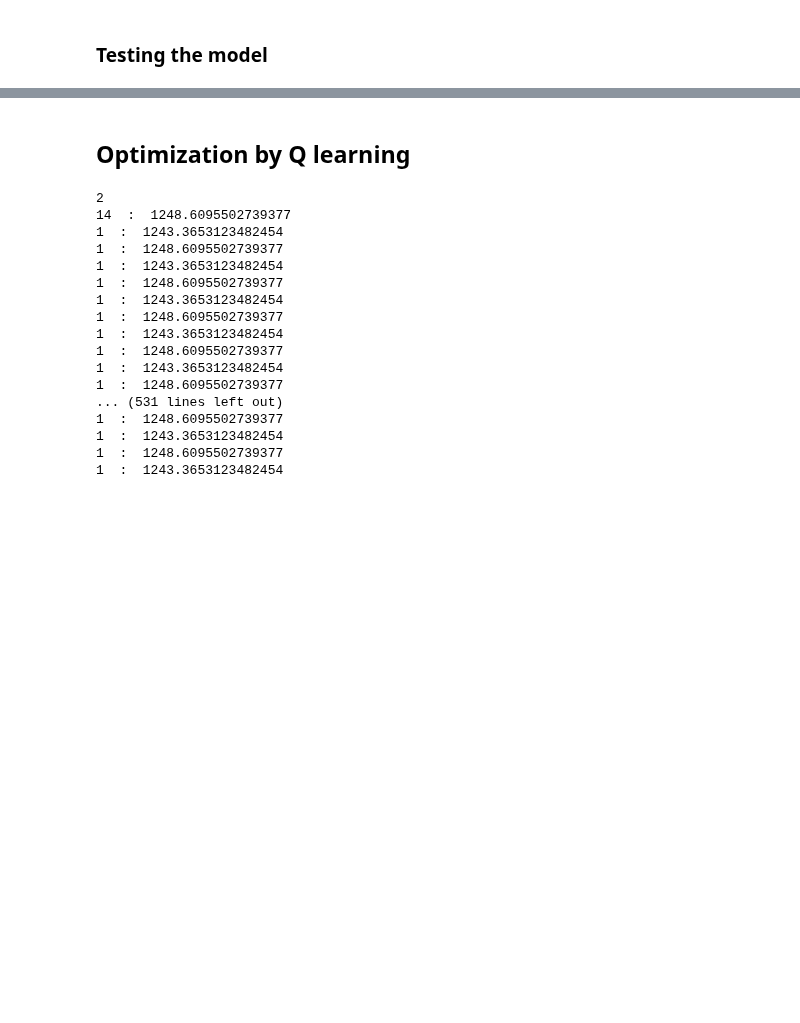
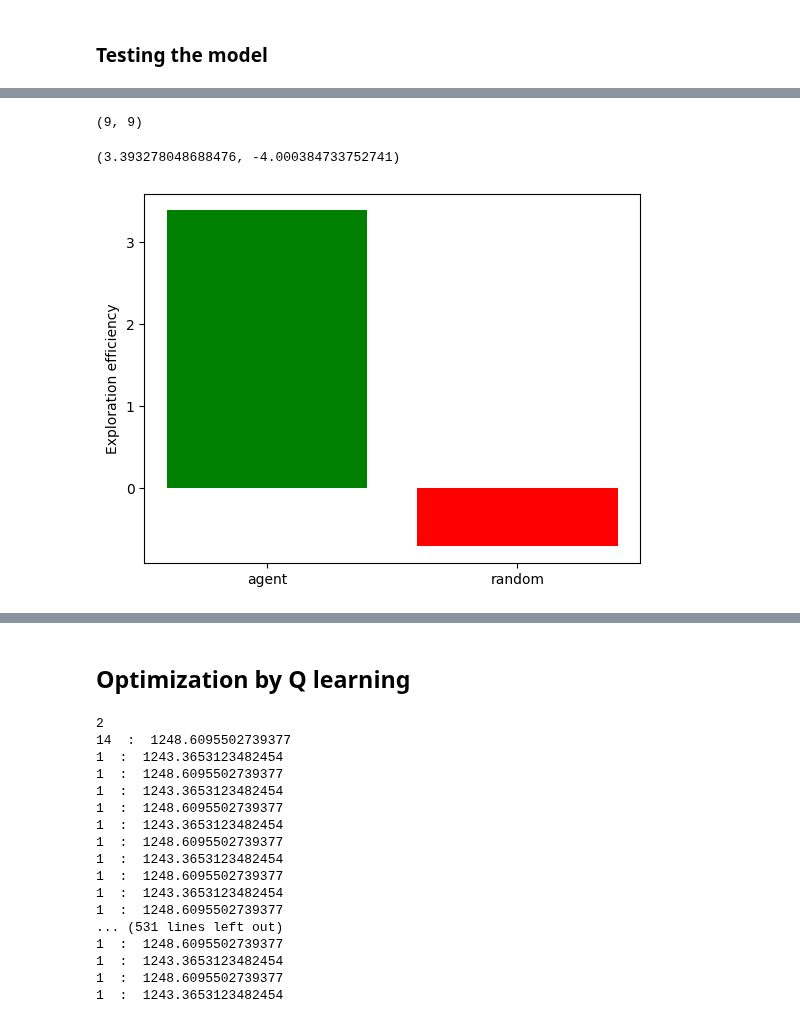
Before and after one commit to Centrale-Project/ICO_Project, a Jupyter notebook: DQN2.ipynb, the cells around one changed output, grey strips where cells are left out. Saved outputs shown, nothing was run; the diff lists cells and outputs as text; code cells hidden in the pictures; blank space fills up the shorter version.

```diff
--- a/DQN2.ipynb
+++ b/DQN2.ipynb
@@ -406,3 +396,5 @@ get_voisinage(18,route)
+# %%
+action = 0
 # %%
 route_voisin = get_voisinage(action,route)
 state = get_matrice_adjacence(route_voisin)
@@ -415,0 +430,36 @@ route = route_voisin
+# %%
+lst = list(agent.q_network.predict(state.reshape(1,1,n*n))[0])
+lst.index(sorted(lst, reverse=True)[0]) , np.argmax(agent.q_network.predict(state.reshape(1,1,n*n)))
+# %% [output]
+(9, 9)
+# %%
+reward_ag = []
+reward_rd = []
+
+for i in range(100):
+    route = get_solution_random(nombre_client)
+    state = get_matrice_adjacence(route)
+    lst = list(agent.q_network.predict(state.reshape(1,1,n*n))[0])
+    #action1 = np.argmax(agent.q_network.predict(state.reshape(1,1,n*n)))
+    action1 = lst.index(sorted(lst, reverse=True)[1])
+    action2 = np.random.randint(nombre_client-1)
+    new_route1 = get_voisinage(action1,route)
+    new_route2 = get_voisinage(action2,route)
+
+    reward_ag.append(cout(route)-cout(new_route1))
+    reward_rd.append(cout(route)-cout(new_route2))
+# %%
+reward_ag = np.array(reward_ag)
+reward_rd = np.array(reward_rd)
+# %%
+reward_ag.mean() , reward_rd.mean()
+# %% [output]
+(3.393278048688476, -4.000384733752741)
+# %%
+data1 = [reward_ag.mean()  , reward_rd.mean()]
+categories = ['agent' , 'random']
+plt.bar(categories , data1,color = ['green','red'])
+plt.ylabel('Exploration efficiency')
+plt.savefig('Résultats/dqn.png')
+# %% [output]
+[figure, added]
```
Also changed, not shown: parts of 34 cells of this notebook, 10 other files.
